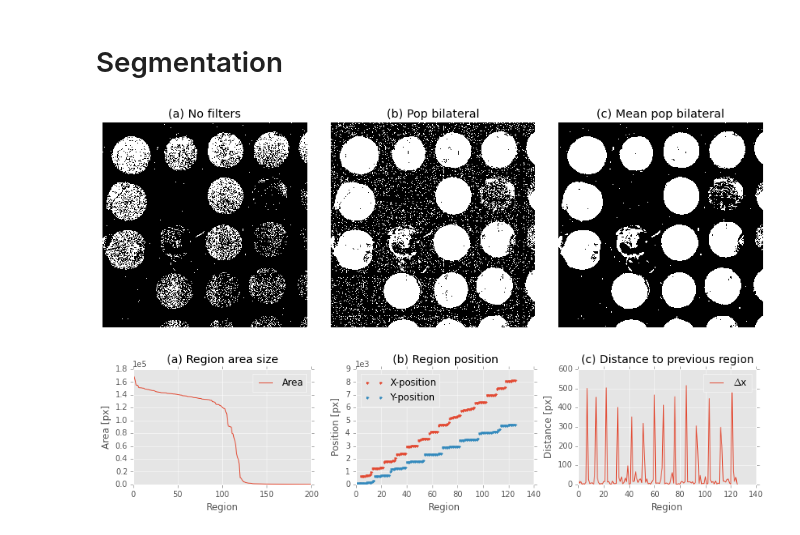
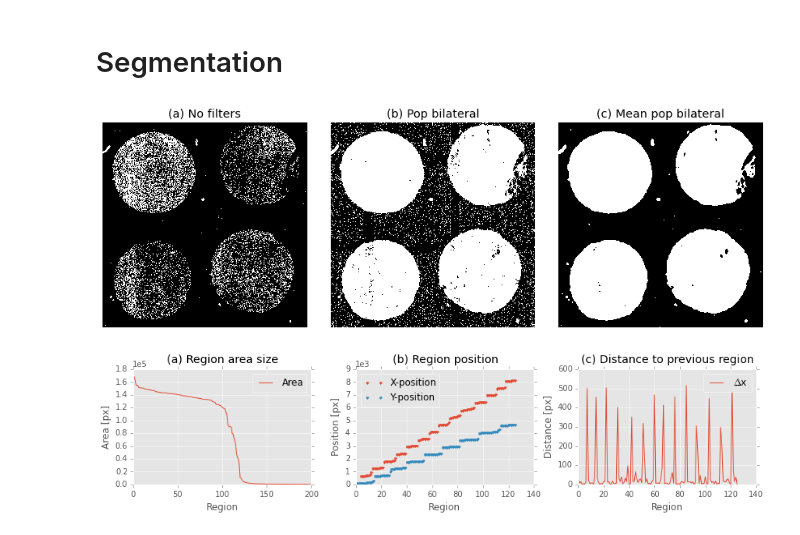
Before and after one commit to arve0/master, a Jupyter notebook: Images in report.ipynb, the cells around one changed output. Cells and saved outputs as stored; diff of their text form; code cells hidden in the pictures.

```diff
--- a/Images in report.ipynb
+++ b/Images in report.ipynb
@@ -244,24 +266,24 @@ thresh_eq_pop = filters.threshold_otsu(eq_pop)
 thresh_eq_pop_mean = filters.threshold_otsu(eq_pop_mean)
 # %%
 figure(figsize=(12,4))
-mask = np.index_exp[0:2500, 0:2500]
+mask = np.index_exp[1200:2300, 1200:2300]
 
 subplot(131)
 imshow_simple(eq_stitched[mask] < thresh_eq)
 plt.title('(a) No filters')
 
 subplot(132)
 imshow_simple(eq_pop[mask] < thresh_eq_pop)
 plt.title('(b) Pop bilateral')
 
 subplot(133)
 imshow_simple(eq_pop_mean[mask] < thresh_eq_pop_mean)
 plt.title('(c) Mean pop bilateral')
 
 plt.tight_layout()
 savefig('figures/segmentation.png')
 # %% [output]
-[figure, old version]
+[figure, new version]
 # %%
 eq_segmented = ndimage.binary_erosion(eq_pop_mean < thresh_eq_pop_mean, selem)
 # %%
```
Also changed, not shown: parts of 6 cells of this notebook, 10 other files.
